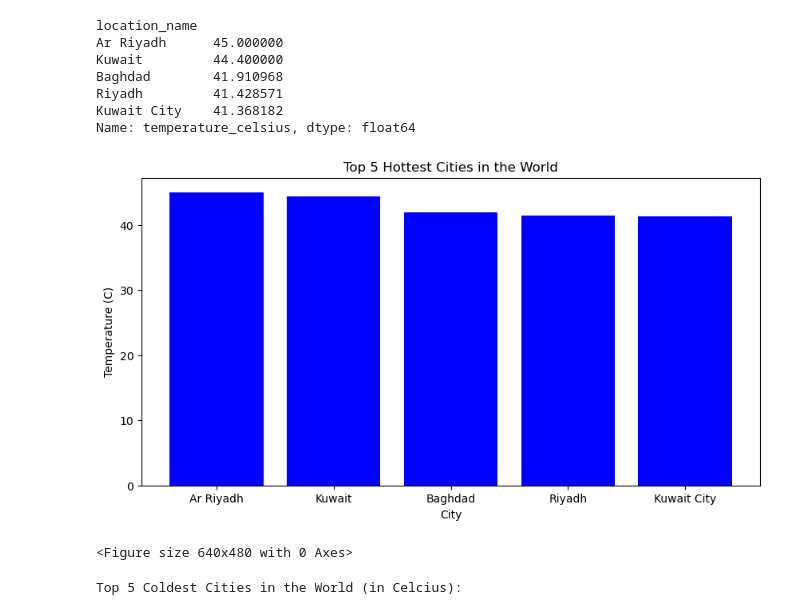
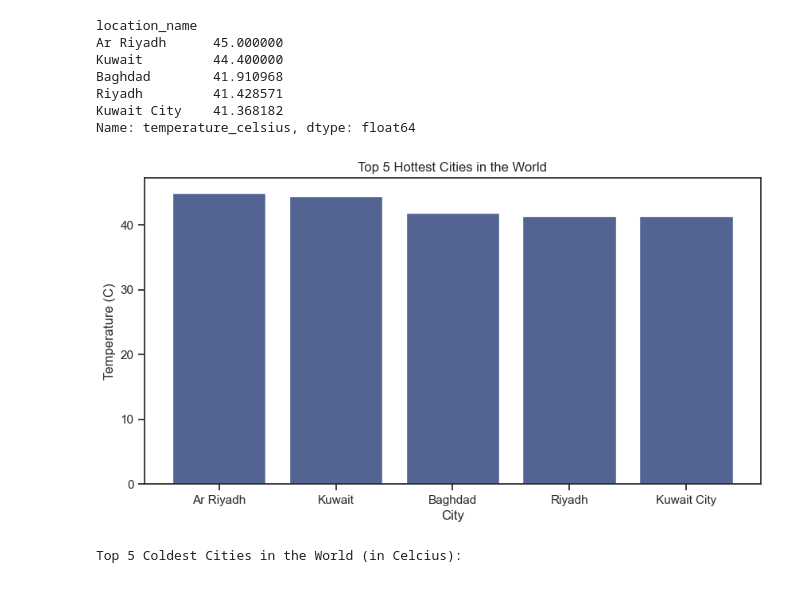
Before and after one commit to notaryanramani/global-weather-app, a Jupyter notebook: notebook/Viz.ipynb, the cells around one changed output. Saved outputs shown, nothing was run; the diff lists cells and outputs as text; code cells hidden in the pictures.

```diff
--- a/notebook/Viz.ipynb
+++ b/notebook/Viz.ipynb
@@ -10,6 +10,8 @@ import pandas as pd
 import numpy as np
 import matplotlib.pyplot as plt
 import seaborn as sns
+
+PLOT_COLOR = '#536493'
 # %% [markdown]
 # Importing Data
 # %%
@@ -59,17 +61,16 @@ Name: temperature_celsius, dtype: float64
 # %%
 hottest = avg_temps.head(5)
 idx, values = hottest.index, hottest.values
 
 plt.figure(figsize=(10, 5))
-plt.bar(idx, values, color='blue')
+plt.bar(idx, values, color=PLOT_COLOR)
 plt.xlabel('City')
 plt.ylabel('Temperature (C)')
 plt.title('Top 5 Hottest Cities in the World')
+plt.savefig('graphs/top5hottestcities.png')
 plt.show()
-plt.savefig('graphs/top5hottestcities.png')
 # %% [output]
-[figure, old version]
+[figure, new version]
-<Figure size 640x480 with 0 Axes>
 # %%
 print('Top 5 Coldest Cities in the World (in Celcius):')
 avg_temps.tail(5).sort_values()
```
Also changed, not shown: parts of 6 cells of this notebook, 7 other files.
